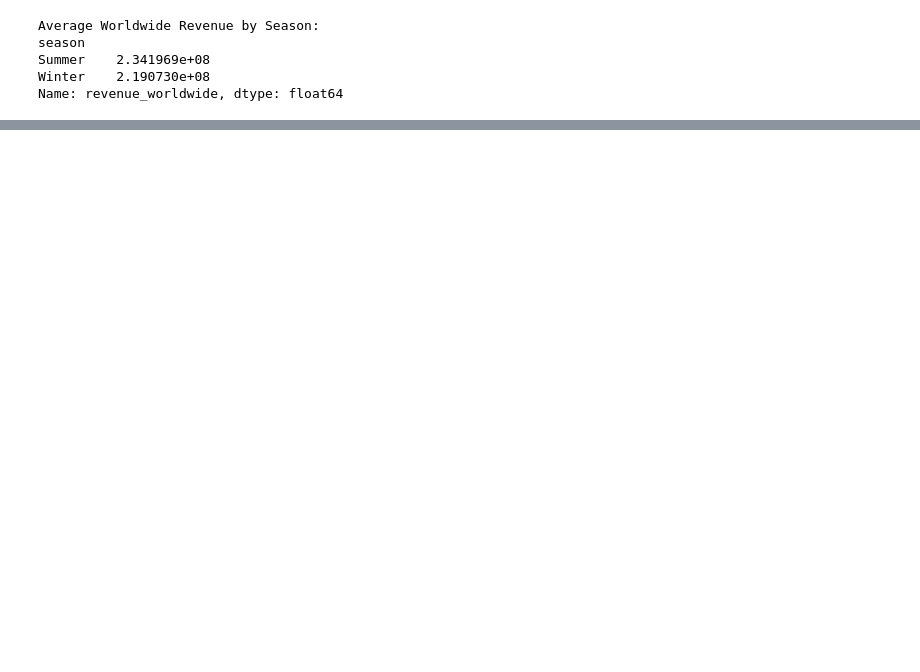
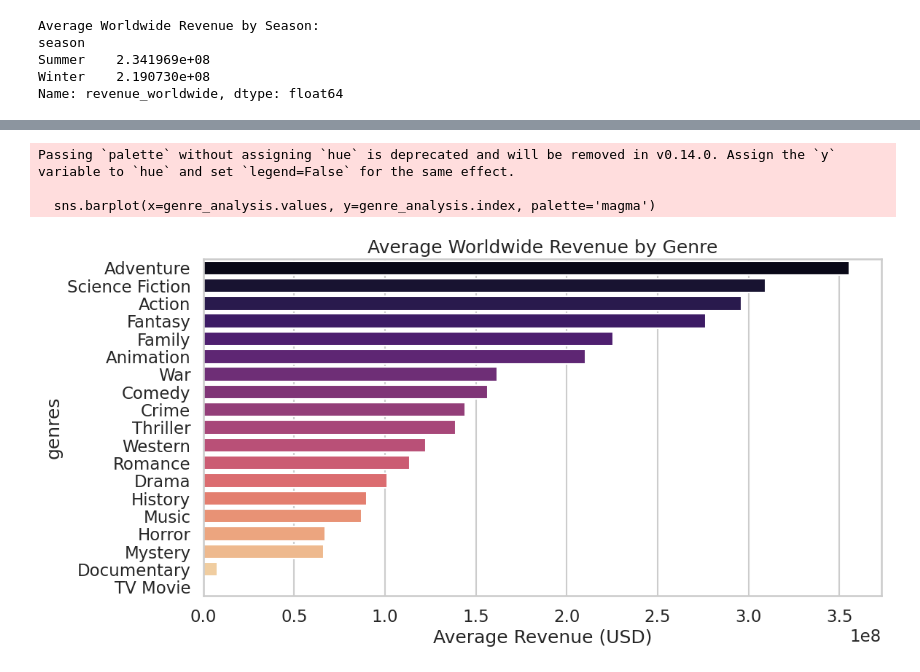
Before and after one commit to Darth-218/entertainment-analysis, a Jupyter notebook: notebooks/02-eda.ipynb, the cells around one changed output, grey strips where cells are left out. Saved outputs shown, nothing was run; the diff lists cells and outputs as text; code cells hidden in the pictures; blank space fills up the shorter version.

```diff
--- a/notebooks/02-eda.ipynb
+++ b/notebooks/02-eda.ipynb
@@ -3,6 +3,16 @@
 # %%
 import pandas as pd
 from pathlib import Path
+import numpy as np
+import matplotlib.pyplot as plt
+import seaborn as sb
+from matplotlib import rcParams
+import seaborn as sns
+import ast
+
+%matplotlib inline
+
+sns.set_theme(style="whitegrid", context="talk")
 # %%
 processed_data_path = Path("../data/processed.csv")
 df = pd.read_csv(processed_data_path)
@@ -58,0 +279,25 @@ TV Movie               6.118750       7.733333   -1.614583
+# %%
+import ast
+
+# 1. Parse the stringified lists into actual Python lists
+# We work on a copy to avoid messing up the main dataframe
+df_genres = df.copy()
+df_genres['genres'] = df_genres['genres'].apply(lambda x: ast.literal_eval(x) if isinstance(x, str) else [])
+
+# 2. Explode the dataframe so one movie can appear in multiple genre rows
+df_exploded = df_genres.explode('genres')
+
+# 3. Calculate Average Revenue per Genre
+genre_analysis = df_exploded.groupby('genres')['revenue_worldwide'].mean().sort_values(ascending=False)
+
+# 4. Plot
+plt.figure(figsize=(12, 6))
+sns.barplot(x=genre_analysis.values, y=genre_analysis.index, palette='magma')
+plt.title('Average Worldwide Revenue by Genre')
+plt.xlabel('Average Revenue (USD)')
+plt.show()
+# %% [output]
+Passing `palette` without assigning `hue` is deprecated and will be removed in v0.14.0. Assign the `y` variable to `hue` and set `legend=False` for the same effect.
+
+  sns.barplot(x=genre_analysis.values, y=genre_analysis.index, palette='magma')
+[figure, added]
```
Also changed, not shown: parts of 16 cells of this notebook.
